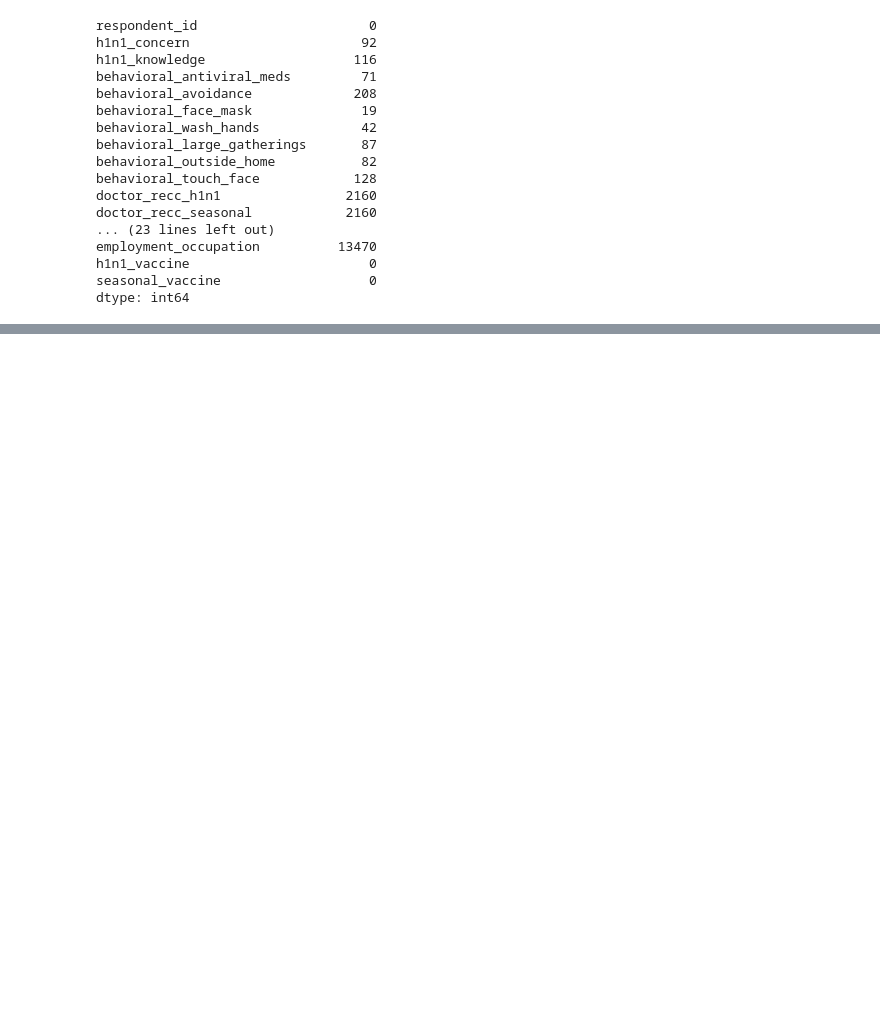
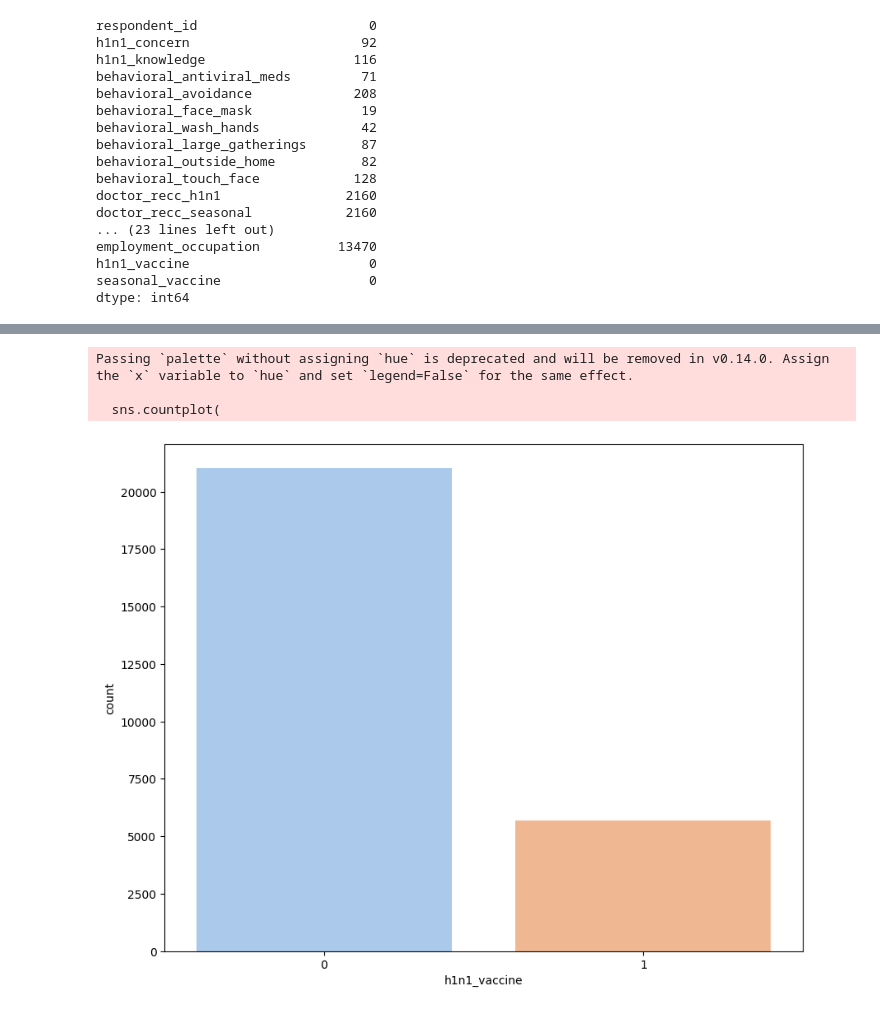
Before and after one commit to keyjack0/analisis-algoritma, a Jupyter notebook: analisis-alogritma.ipynb, the cells around one changed output, grey strips where cells are left out. Cells and saved outputs as stored; diff of their text form; code cells hidden in the pictures; blank space fills up the shorter version.

```diff
--- a/analisis-alogritma.ipynb
+++ b/analisis-alogritma.ipynb
@@ -43,0 +109,4 @@ dtype: int64
+# %%
+#memisahkan object dan numerical
+object_columns = data.select_dtypes(include=['object'])
+numerical_columns = data.select_dtypes(include=['int64','float64'])
@@ -43,0 +134,8 @@ dtype: int64
+# %%
+#mengisi data hilang pada kolom numerik dengan mean
+
+numerical_columns.fillna(numerical_columns.mode().iloc[0], inplace=True)
+# %%
+#mengisi data hilang pada kolom object dengan modus
+
+object_columns.fillna(object_columns.mode().iloc[0], inplace=True)
@@ -43,0 +174,16 @@ dtype: int64
+# %%
+data_cleaned = pd.concat([numerical_columns, object_columns], axis=1)
+# %%
+plt.figure(figsize=(10,8))
+sns.countplot(
+    x="h1n1_vaccine",
+    data=data_cleaned,
+    palette="pastel"
+)
+
+plt.show()
+# %% [output]
+Passing `palette` without assigning `hue` is deprecated and will be removed in v0.14.0. Assign the `x` variable to `hue` and set `legend=False` for the same effect.
+
+  sns.countplot(
+[figure, added]
```
Also changed, not shown: parts of 13 cells of this notebook, 4 other files.
